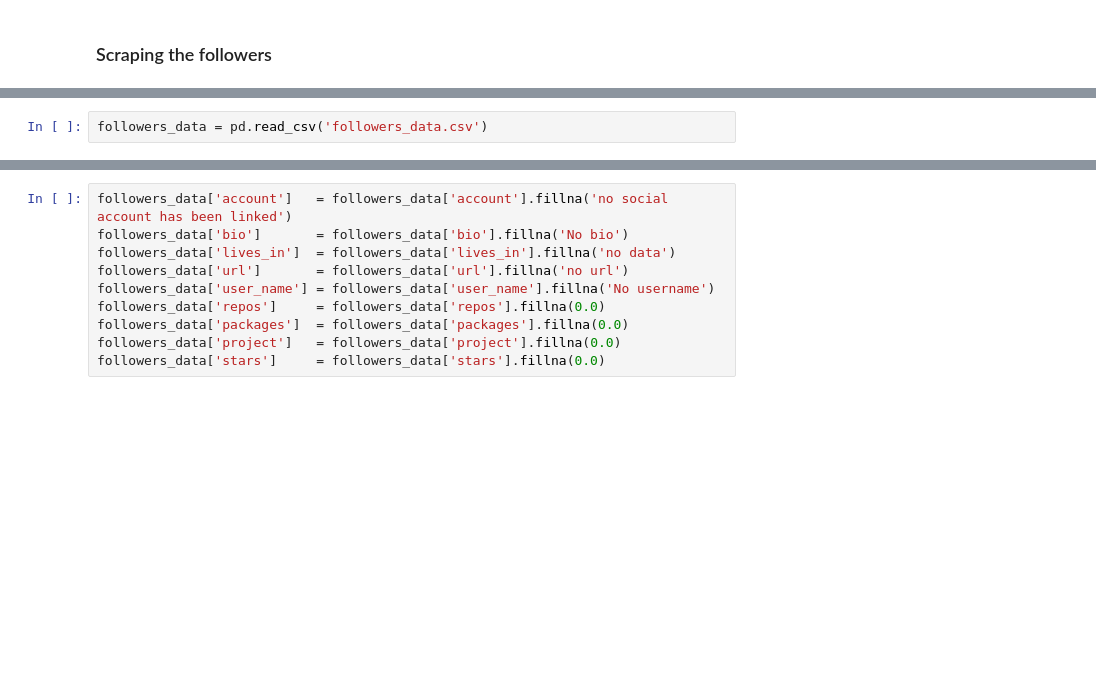
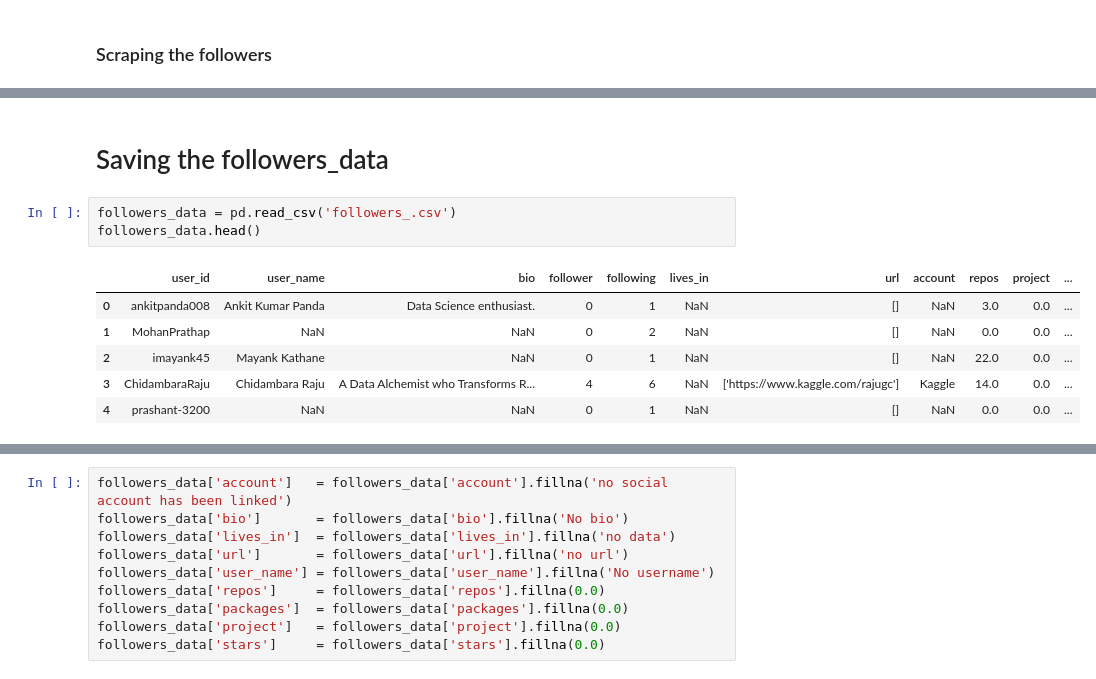
Before and after one commit to RahulWadwani/Projects, a Jupyter notebook: Weekly projects/week 24/Github Profile Scraper.ipynb, the cells around one changed output, grey strips where cells are left out. Saved outputs shown, nothing was run; the diff lists cells and outputs as text; blank space fills up the shorter version.

Commit message:
Project Done

```diff
--- a/Weekly projects/week 24/Github Profile Scraper.ipynb
+++ b/Weekly projects/week 24/Github Profile Scraper.ipynb
@@ -207,2 +200,12 @@ followers_data.head()
+# %% [markdown]
+# Saving the followers_data
 # %%
-followers_data = pd.read_csv('followers_data.csv')
+followers_data = pd.read_csv('followers_.csv')
+followers_data.head()
+# %% [output]
+|  | user_id | user_name | bio | follower | following | lives_in | url | account | repos | project | ... |
+| 0 | ankitpanda008 | Ankit Kumar Panda | Data Science enthusiast. | 0 | 1 | NaN | [] | NaN | 3.0 | 0.0 | ... |
+| 1 | MohanPrathap | NaN | NaN | 0 | 2 | NaN | [] | NaN | 0.0 | 0.0 | ... |
+| 2 | imayank45 | Mayank Kathane | NaN | 0 | 1 | NaN | [] | NaN | 22.0 | 0.0 | ... |
+| 3 | ChidambaraRaju | Chidambara Raju | A Data Alchemist who Transforms R... | 4 | 6 | NaN | ['https://www.kaggle.com/rajugc'] | Kaggle | 14.0 | 0.0 | ... |
+| 4 | prashant-3200 | NaN | NaN | 0 | 1 | NaN | [] | NaN | 0.0 | 0.0 | ... |
```
Also changed, not shown: parts of 44 cells of this notebook, 5 other files.
